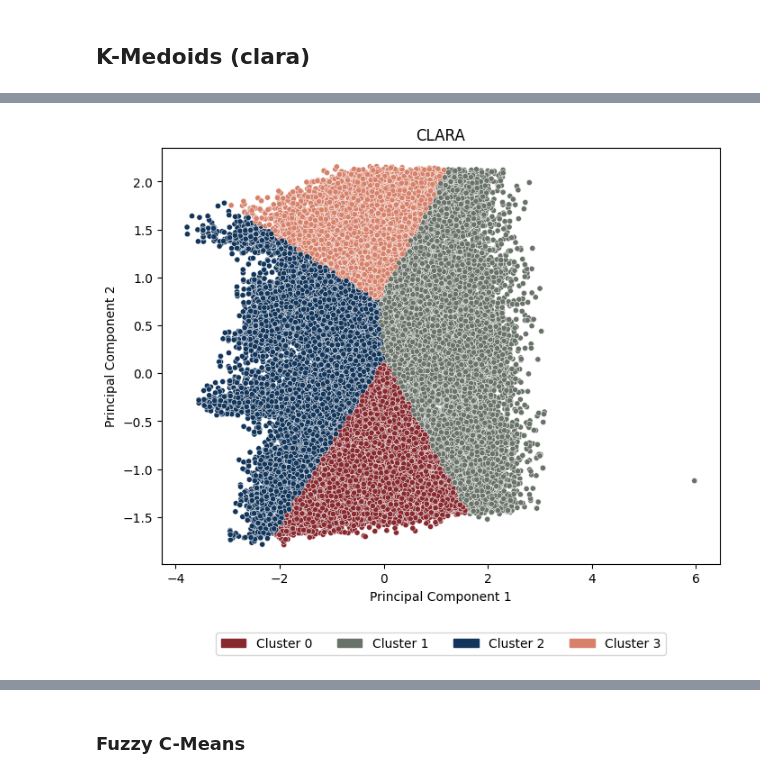
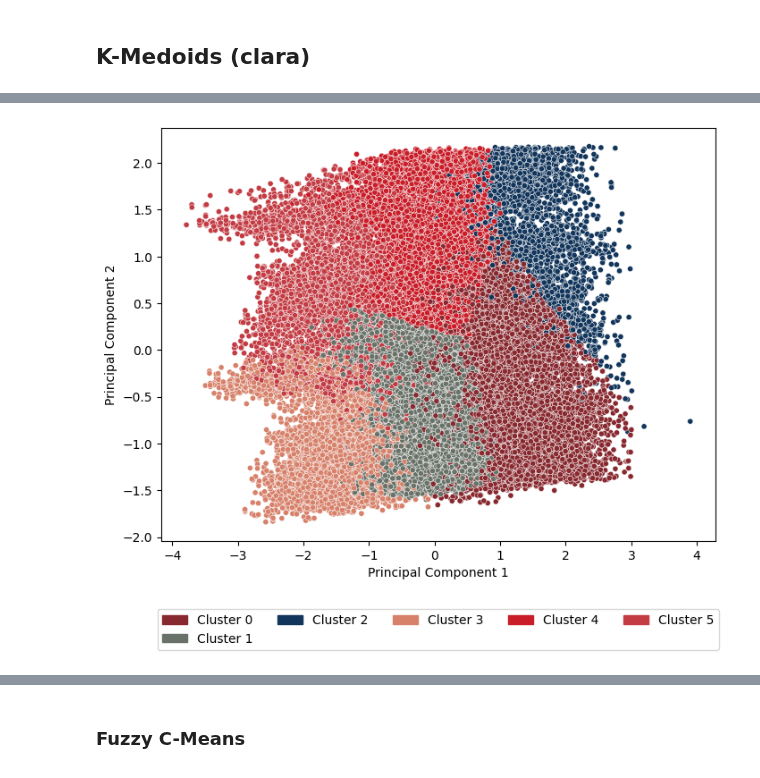
Before and after one commit to sarabreu/thesis_dev, a Jupyter notebook: 2_models/with_clean_data/wind/partition_cluster.ipynb, the cells around one changed output, grey strips where cells are left out. Saved outputs shown, nothing was run; the diff lists cells and outputs as text; code cells hidden in the pictures.

Commit message:
change dataset wind clean

```diff
--- a/2_models/with_clean_data/wind/partition_cluster.ipynb
+++ b/2_models/with_clean_data/wind/partition_cluster.ipynb
@@ -83,3 +87,5 @@ pca_df.to_csv('results/partitional/csv_labels_raw/kmeans.csv', index=False)
+# %%
+df_wind_scaled = df_wind_scaled.loc[:,:'2']
 # %%
 pca_df['cluster'].nunique()
 # %% [output]
@@ -159,3 +163,4 @@ plt.show()
 # %%
 pca_df = pca_df.loc[:,:'PC2']
-pca_df.head()
+
+df_wind_scaled = df_wind_scaled.loc[:,:'2']
@@ -169,9 +183,9 @@ pca_df.head()
 # %% [markdown]
 ## K-Medoids (clara)
 # %%
-clara = CLARA(n_clusters=4, random_state=1)
-clara.fit(pca_df)
-labels = clara.predict(pca_df)
+clara = CLARA(n_clusters=6, random_state=1)
+clara.fit(df_wind_scaled)
+labels = clara.predict(df_wind_scaled)
 # %%
 pca_df['cluster'] = labels
 pca_df['asset_id'] = df_subset['asset_id']
@@ -180,2 +212,0 @@ pca_df.to_csv('results/partitional/csv_labels_raw/clara.csv', index=False)
-# %%
-pca_df = pd.read_csv('results/partitional/csv_labels_raw/clara.csv')
@@ -182,19 +215,19 @@ pca_df = pd.read_csv('results/partitional/csv_labels_raw/clara.csv')
 # %%
 n_clusters = len(pca_df['cluster'].unique())
 pallete = sns.color_palette(my_colors, n_clusters)
 
 # Plot the representative points on a scatter plot using PCA results
 plt.figure(figsize=(8, 6))
 sns.scatterplot(data=pca_df, x='PC1', y='PC2', hue='cluster', palette=pallete, s=20)
-plt.title('CLARA')
+# plt.title('CLARA')
 plt.xlabel('Principal Component 1')
 plt.ylabel('Principal Component 2')
 legend_handles = [mpatches.Circle((0, 0), radius=1, color=color) for color in my_colors]
 plt.legend(handles=legend_handles, labels=[f'Cluster {cluster_label}' for cluster_label in np.unique(pca_df['cluster'].unique())],
             loc='upper center', bbox_to_anchor=(0.5, -0.15), ncol=5)
 plt.show()
 # %% [output]
-[figure, old version]
+[figure, new version]
 # %%
 most_frequent_clusters = pca_df.groupby('asset_id')['cluster'].agg(lambda x: np.bincount(x).argmax())
 
```
Also changed, not shown: parts of 32 cells of this notebook, 5 other files.
